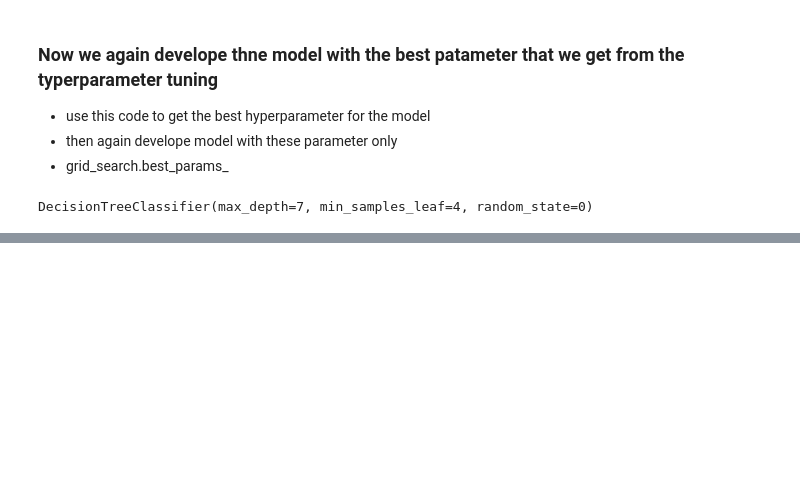
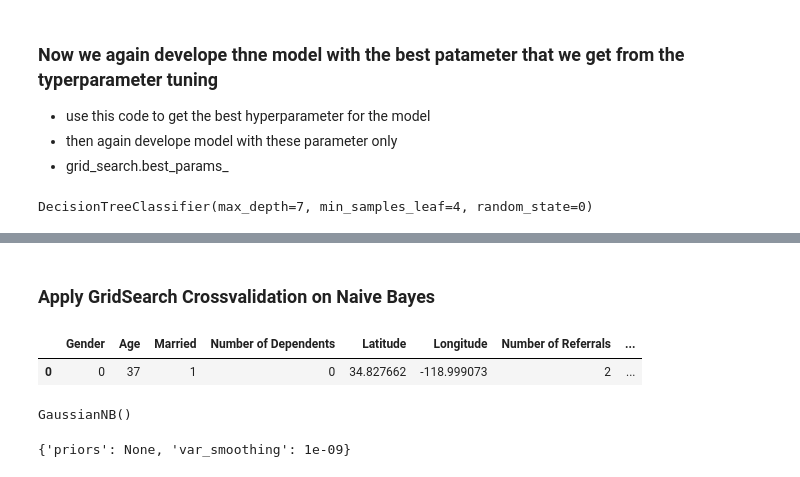
Before and after one commit to Sahilkhan-34/Machine-Learning, a Jupyter notebook: Classification/Telecom_Customer_Churn/TelecomCustomerChurn_Model_developement.ipynb, the cells around one changed output, grey strips where cells are left out. Cells and saved outputs as stored; diff of their text form; code cells hidden in the pictures; blank space fills up the shorter version.

```diff
--- a/Classification/Telecom_Customer_Churn/TelecomCustomerChurn_Model_developement.ipynb
+++ b/Classification/Telecom_Customer_Churn/TelecomCustomerChurn_Model_developement.ipynb
@@ -1029,0 +1052,24 @@ FPR [0.         0.21515152 0.23939394 0.33333333 0.36363636 0.37878788
+# %% [markdown]
+### Apply GridSearch Crossvalidation on Naive Bayes
+# %%
+df.head(1)
+# %% [output]
+|  | Gender | Age | Married | Number of Dependents | Latitude | Longitude | Number of Referrals | ... |
+| 0 | 0 | 37 | 1 | 0 | 34.827662 | -118.999073 | 2 | ... |
+# %%
+x = df.drop('Customer Status', axis=1)
+y = df['Customer Status']
+
+x_train, x_test, y_train, y_test = train_test_split(x, y , test_size=0.2, random_state=42)
+
+from sklearn.naive_bayes import GaussianNB
+
+NB = GaussianNB()
+
+NB.fit(x_train, y_train)
+# %% [output]
+GaussianNB()
+# %%
+NB.get_params()
+# %% [output]
+{'priors': None, 'var_smoothing': 1e-09}
```
Also changed, not shown: parts of 30 cells of this notebook.
